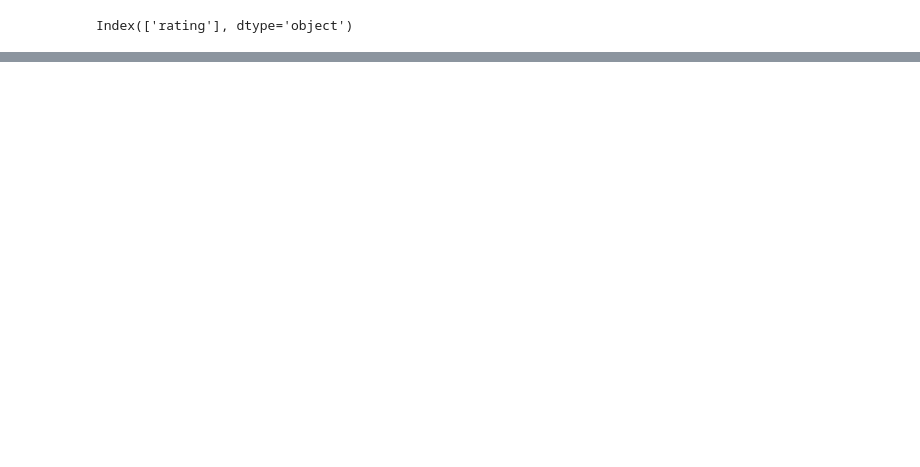
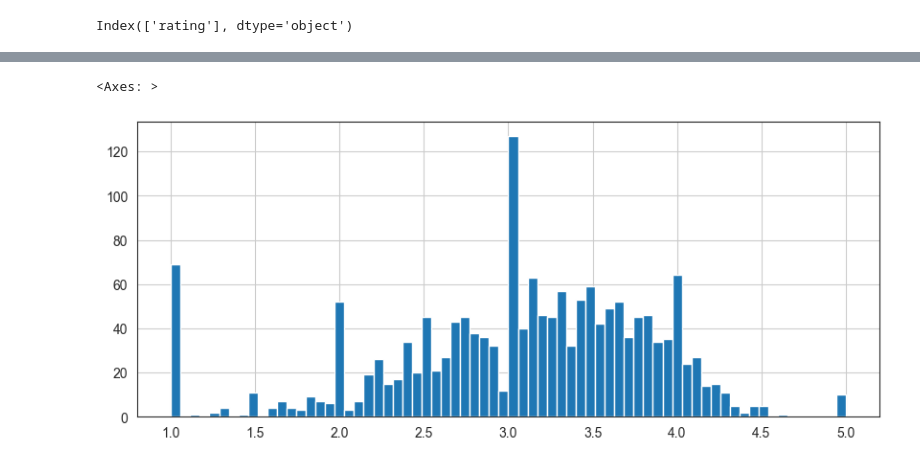
Before and after one commit to krishhankar/movie-recommendation-system, a Jupyter notebook: recommender_system_using_python.ipynb, the cells around one changed output, grey strips where cells are left out. Drawn from its saved outputs; the diff is of its cells as text; code cells hidden in the pictures; blank space fills up the shorter version.

```diff
--- a/recommender_system_using_python.ipynb
+++ b/recommender_system_using_python.ipynb
@@ -80,0 +122,6 @@ Index(['rating'], dtype='object')
+# %%
+plt.figure(figsize=(10,4))
+ratings['rating'].hist(bins=70)
+# %% [output]
+<Axes: >
+[figure, added]
```
Also changed, not shown: parts of 26 cells of this notebook, 2 other files.
